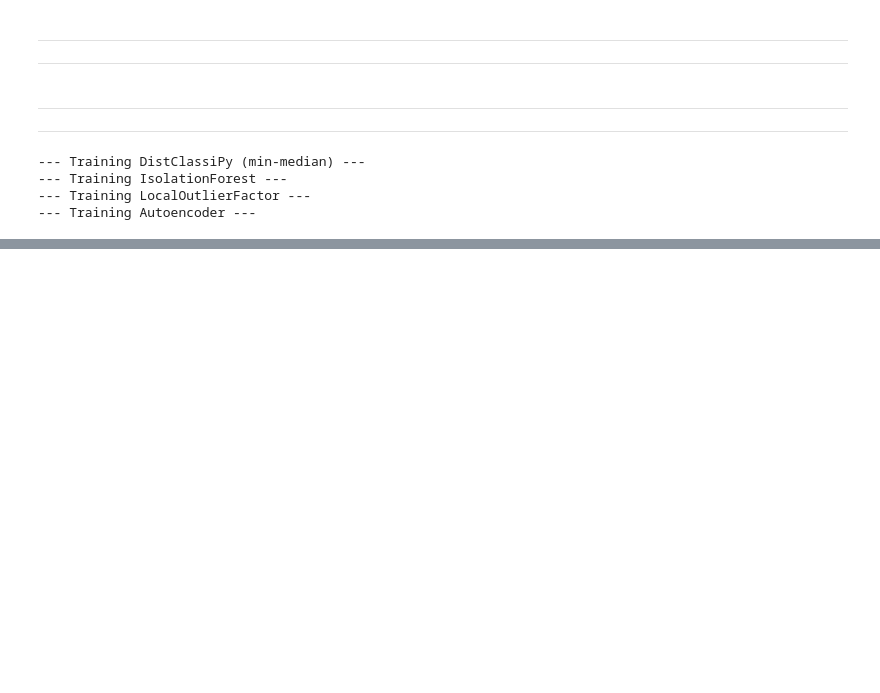
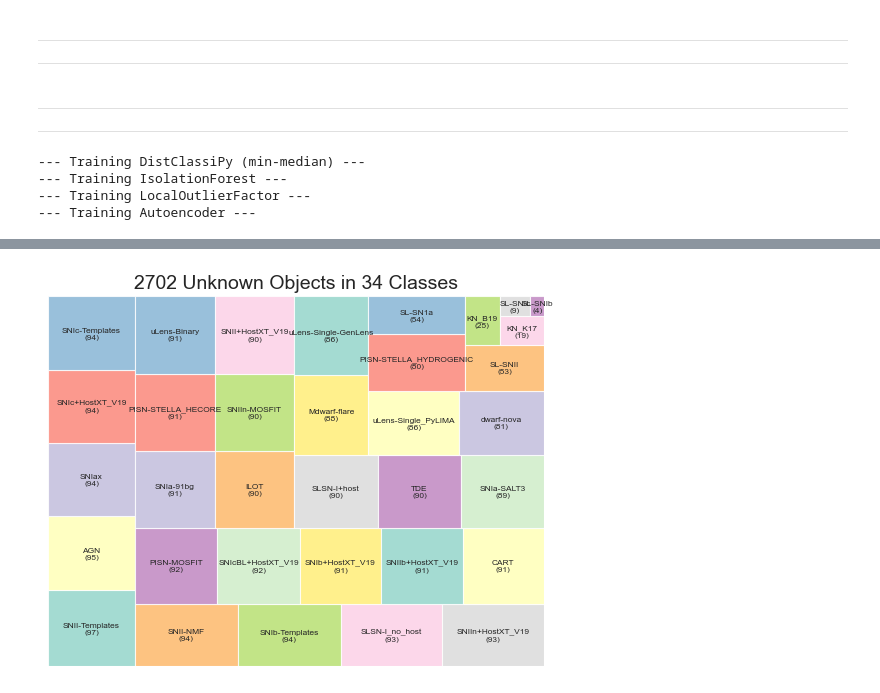
Before and after one commit to sidchaini/DistanceAnomalies, a Jupyter notebook: 04. ad comparison/rutgers02. spm features.ipynb, the cells around one changed output, grey strips where cells are left out. Saved outputs shown, nothing was run; the diff lists cells and outputs as text; code cells hidden in the pictures; blank space fills up the shorter version.

Commit message:
some plots

```diff
--- a/04. ad comparison/rutgers02. spm features.ipynb
+++ b/04. ad comparison/rutgers02. spm features.ipynb
@@ -513,0 +556,21 @@ for col in results_df.columns[2:]:
+# %%
+anomcounts = y_anom_df.value_counts()
+knowncounts = y_knowns_df.value_counts()
+
+# Utility function to build a labeled list
+def format_labels(series):
+    return [f"{cls}\n({count})" for cls, count in zip(series.index, series.values)]
+
+
+squarify.plot(
+    sizes=anomcounts.values,
+    label=format_labels(anomcounts),
+    color=sns.color_palette("Set3"),
+    alpha=0.8,
+    text_kwargs={'fontsize':6}
+)
+plt.gca().axis('off')
+plt.title(f'{anomcounts.sum()} Unknown Objects in {len(anomcounts)} Classes',fontsize=14)
+plt.savefig("unknown.png", dpi=300, bbox_inches="tight")
+# %% [output]
+[figure, added]
```
Also changed, not shown: parts of 15 cells of this notebook, 5 other files.
